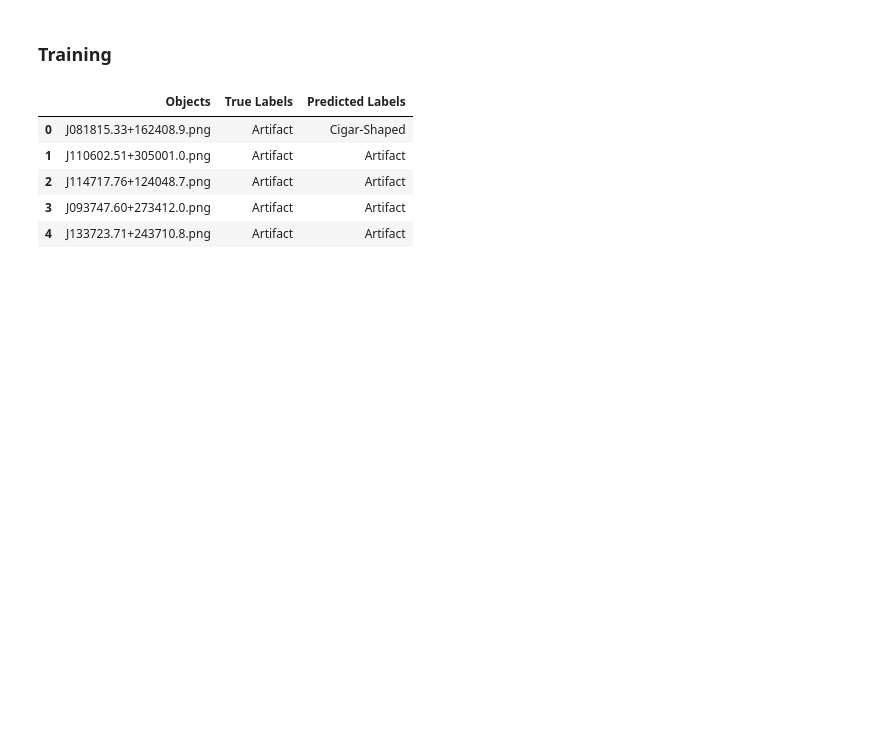
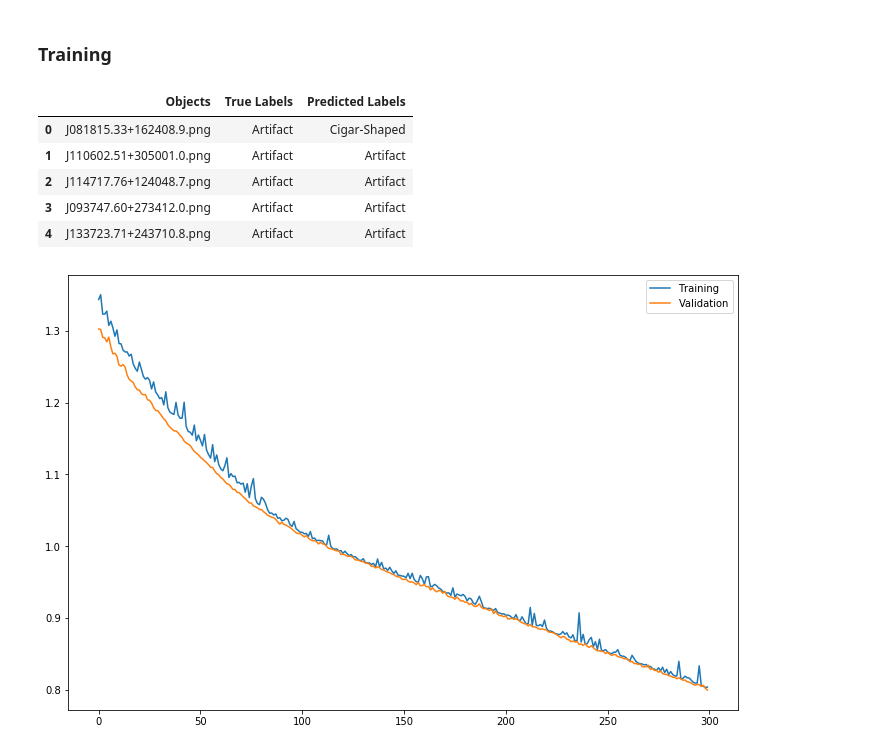
Before and after one commit to Harry45/MTL, a Jupyter notebook: decals.ipynb, the cells around one changed output. Saved outputs shown, nothing was run; the diff lists cells and outputs as text; code cells hidden in the pictures; blank space fills up the shorter version.

```diff
--- a/decals.ipynb
+++ b/decals.ipynb
@@ -511,0 +515,11 @@ combined.head()
+# %%
+loss_train = hp.load_pickle('results', 'loss_finetune_train_2022-8-31_300')
+loss_valid = hp.load_pickle('results', 'loss_finetune_valid_2022-8-31_300')
+# %%
+plt.figure(figsize = (12, 8))
+plt.plot(range(len(loss_train)), loss_train, label = 'Training')
+plt.plot(range(len(loss_valid)), loss_valid, label = 'Validation')
+plt.legend()
+plt.show()
+# %% [output]
+[figure, added]
```
Also changed, not shown: parts of 1 cell of this notebook, 12 other files.
